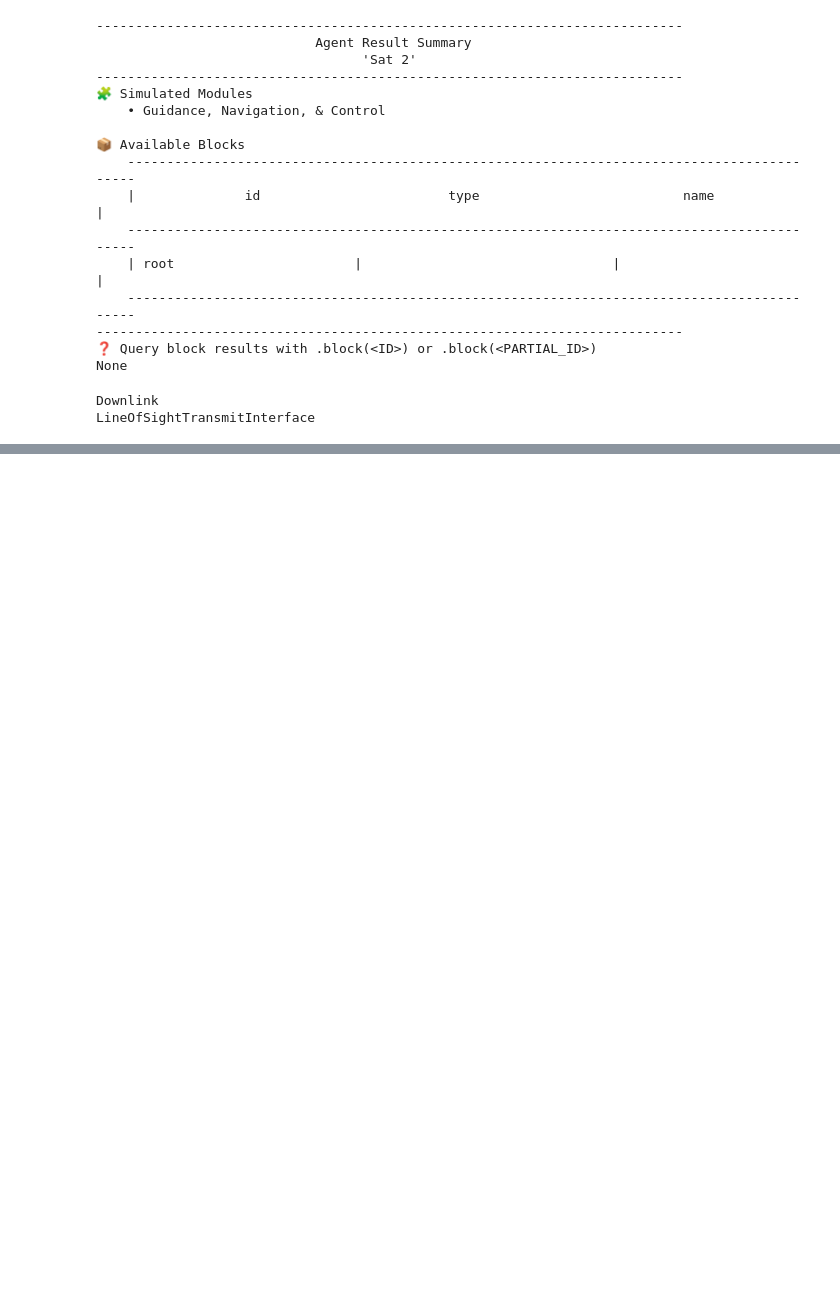
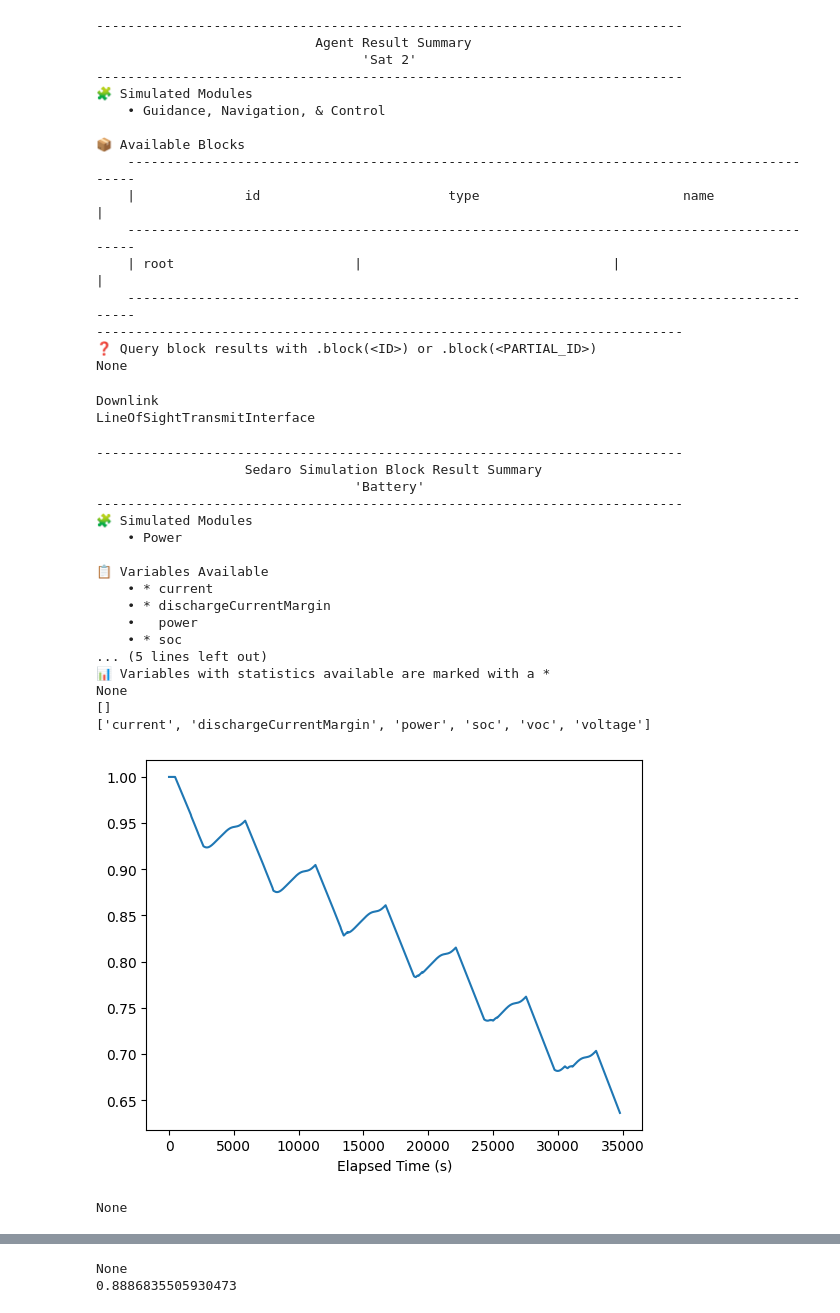
Before and after one commit to yuxinliuhubert/sedaro-violet, a Jupyter notebook: test_files/scenario_test.ipynb, the cells around one changed output, grey strips where cells are left out. Drawn from its saved outputs; the diff is of its cells as text; code cells hidden in the pictures; blank space fills up the shorter version.

```diff
--- a/test_files/scenario_test.ipynb
+++ b/test_files/scenario_test.ipynb
@@ -197,3 +177,37 @@ print(agent_template.block("PS5ZkPsYqsQCh6dFlbmQnZ").data["type"])
 # %% [output]
 Downlink
 LineOfSightTransmitInterface
+# %%
+
+agent = sim_result.agent(sim_result.templated_agents[0])
+battery_block = agent.block(name_to_block_id['Battery'])
+print(battery_block.summarize())
+print(battery_block.stats_to_plot)
+# print(battery_block.stats_to_plot)
+# block = agent.block('root')
+# print(block.summarize())
+print(battery_block.variables)
+print(battery_block.variable(name='soc').plot())
+print(battery_block.variable(name='power').plot())
+
+print(battery_block.variable(name='soc').value_at(mjd=60720.380833334325))
+# %% [output]
+---------------------------------------------------------------------------
+                   Sedaro Simulation Block Result Summary
+                                 'Battery'
+---------------------------------------------------------------------------
+🧩 Simulated Modules
+    • Power
+
+📋 Variables Available
+    • * current
+    • * dischargeCurrentMargin
+    •   power
+    • * soc
+... (5 lines left out)
+📊 Variables with statistics available are marked with a *
+None
+[]
+['current', 'dischargeCurrentMargin', 'power', 'soc', 'voc', 'voltage']
+[figure, added]
+None
@@ -199,0 +215,2 @@ LineOfSightTransmitInterface
+None
+0.8886835505930473
```
Also changed, not shown: parts of 5 cells of this notebook, 5 other files.
